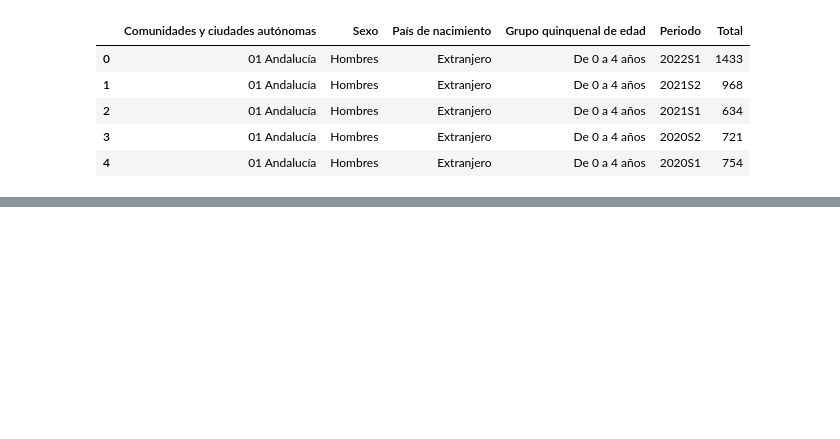
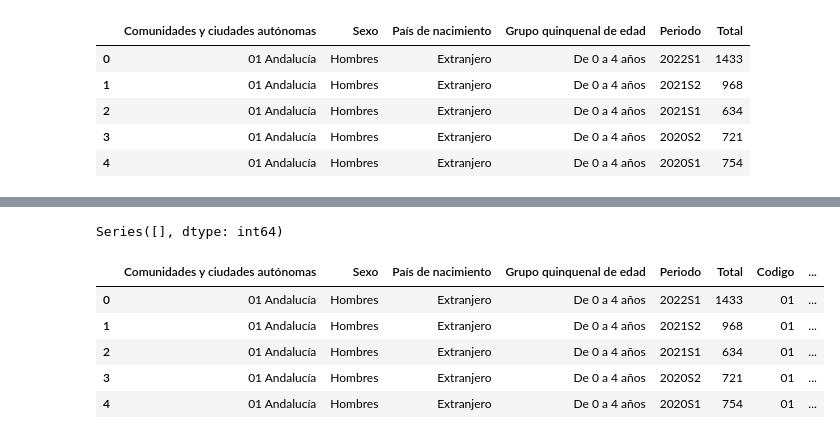
Before and after one commit to monicaclaros/ETL_P4, a Jupyter notebook: principal.ipynb, the cells around one changed output, grey strips where cells are left out. Cells and saved outputs as stored; diff of their text form; code cells hidden in the pictures; blank space fills up the shorter version.

```diff
--- a/principal.ipynb
+++ b/principal.ipynb
@@ -78,0 +79,17 @@ migration.head()
+# %%
+nan_cols = migration.isna().sum()
+
+nan_cols[nan_cols>0]
+# %% [output]
+Series([], dtype: int64)
+# %%
+#Encabezados, separar comunidades de códigos
+df_mig= migration[['Codigo', 'Comunidades']] = migration['Comunidades y ciudades autónomas'].str.split(' ', 1, expand=True)
+migration.head()
+# %% [output]
+|  | Comunidades y ciudades autónomas | Sexo | País de nacimiento | Grupo quinquenal de edad | Periodo | Total | Codigo | ... |
+| 0 | 01 Andalucía | Hombres | Extranjero | De 0 a 4 años | 2022S1 | 1433 | 01 | ... |
+| 1 | 01 Andalucía | Hombres | Extranjero | De 0 a 4 años | 2021S2 | 968 | 01 | ... |
+| 2 | 01 Andalucía | Hombres | Extranjero | De 0 a 4 años | 2021S1 | 634 | 01 | ... |
+| 3 | 01 Andalucía | Hombres | Extranjero | De 0 a 4 años | 2020S2 | 721 | 01 | ... |
+| 4 | 01 Andalucía | Hombres | Extranjero | De 0 a 4 años | 2020S1 | 754 | 01 | ... |
```
Also changed, not shown: parts of 28 cells of this notebook, 2 other files.
